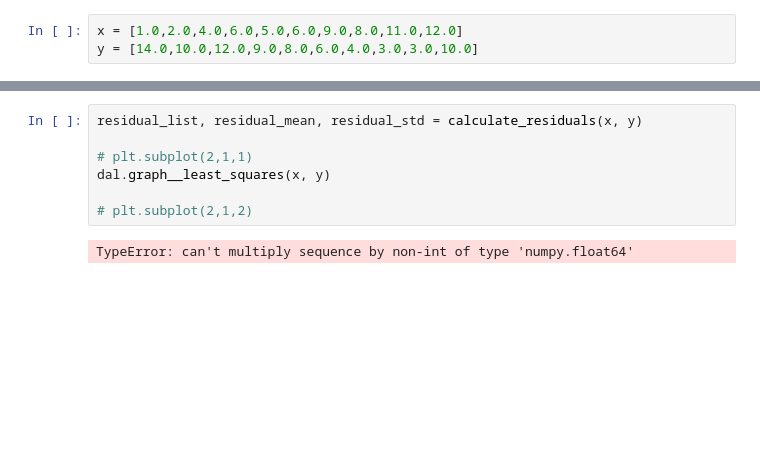
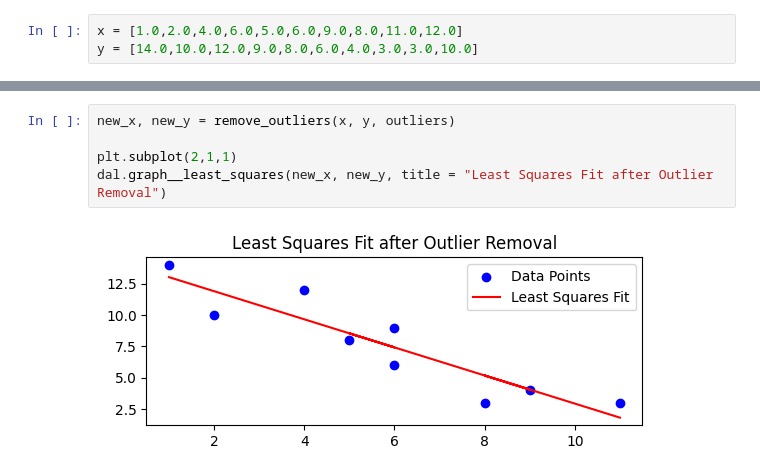
Before and after one commit to Quilhar/DataAnalytics, a Jupyter notebook: Stats/3.4 Error Bars and Outliers.ipynb, the cells around one changed output, grey strips where cells are left out. Cells and saved outputs as stored; diff of their text form; blank space fills up the shorter version.

```diff
--- a/Stats/3.4 Error Bars and Outliers.ipynb
+++ b/Stats/3.4 Error Bars and Outliers.ipynb
@@ -43,9 +70,7 @@ def determine_outliers(residuals, mean, std_dev, n = 2):
-# %%
-residual_list, residual_mean, residual_std = calculate_residuals(x, y)
-
-# plt.subplot(2,1,1)
-dal.graph__least_squares(x, y)
-
-# plt.subplot(2,1,2)
-# %% [output]
-TypeError: can't multiply sequence by non-int of type 'numpy.float64'
+# %%
+new_x, new_y = remove_outliers(x, y, outliers)
+
+plt.subplot(2,1,1)
+dal.graph__least_squares(new_x, new_y, title = "Least Squares Fit after Outlier Removal")
+# %% [output]
+[figure, added]
```
Also changed, not shown: parts of 1 cell of this notebook, 2 other files.
